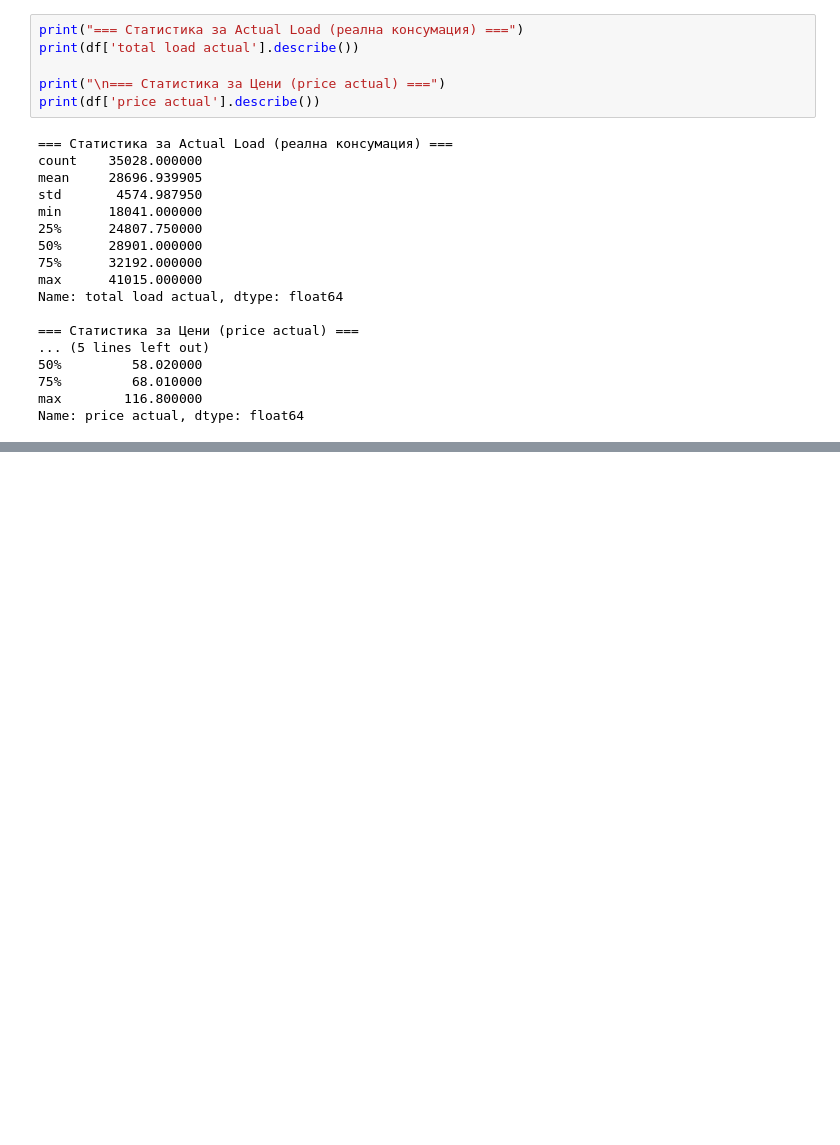
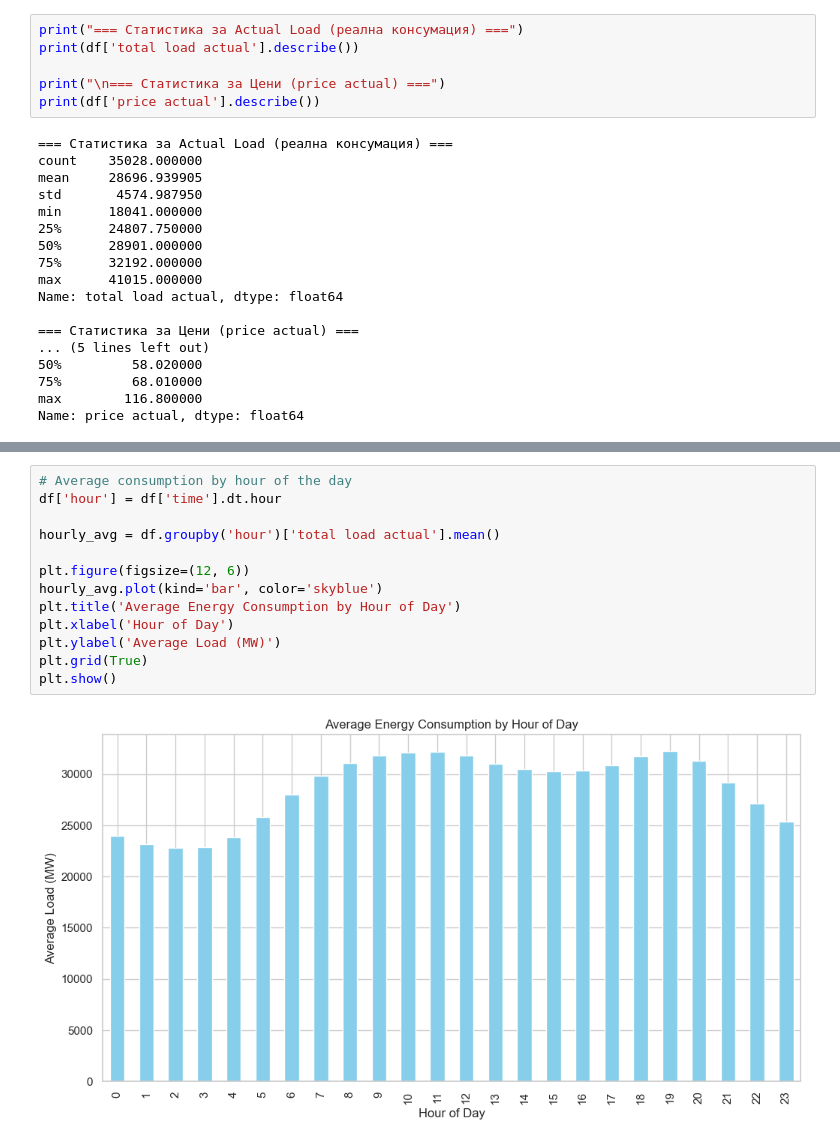
Before and after one commit to alexandrogarnacho94/project-energy-eda-forecast, a Jupyter notebook: notebooks/01_eda.ipynb, the cells around one changed output, grey strips where cells are left out. Saved outputs shown, nothing was run; the diff lists cells and outputs as text; blank space fills up the shorter version.

```diff
--- a/notebooks/01_eda.ipynb
+++ b/notebooks/01_eda.ipynb
@@ -156,0 +192,15 @@ Name: price actual, dtype: float64
+# %%
+# Average consumption by hour of the day
+df['hour'] = df['time'].dt.hour
+
+hourly_avg = df.groupby('hour')['total load actual'].mean()
+
+plt.figure(figsize=(12, 6))
+hourly_avg.plot(kind='bar', color='skyblue')
+plt.title('Average Energy Consumption by Hour of Day')
+plt.xlabel('Hour of Day')
+plt.ylabel('Average Load (MW)')
+plt.grid(True)
+plt.show()
+# %% [output]
+[figure, added]
```
Also changed, not shown: parts of 6 cells of this notebook.
